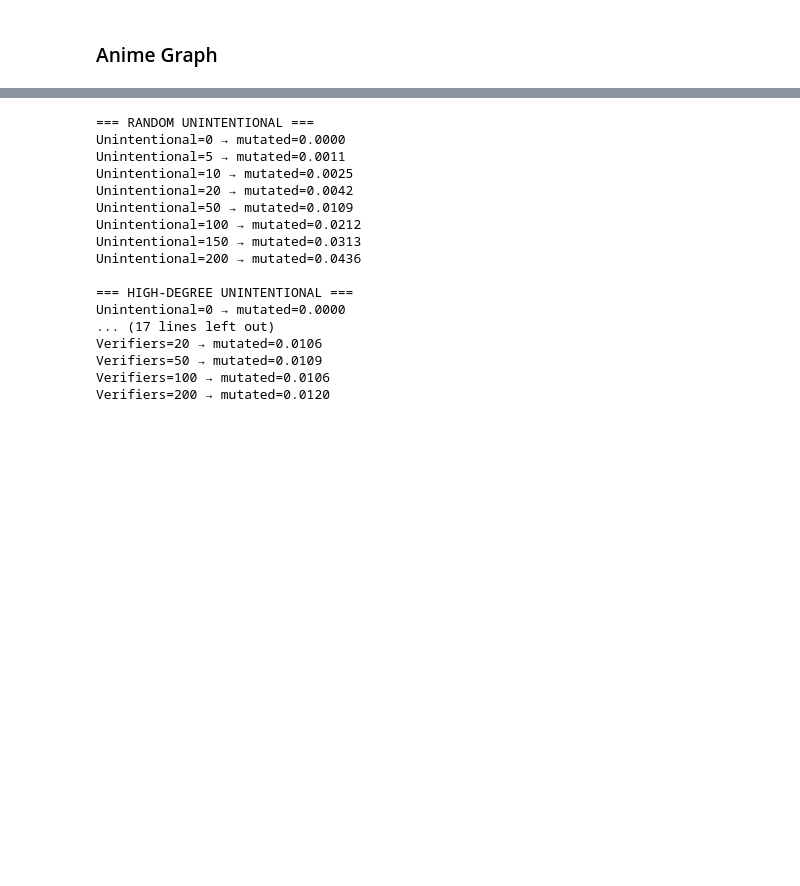
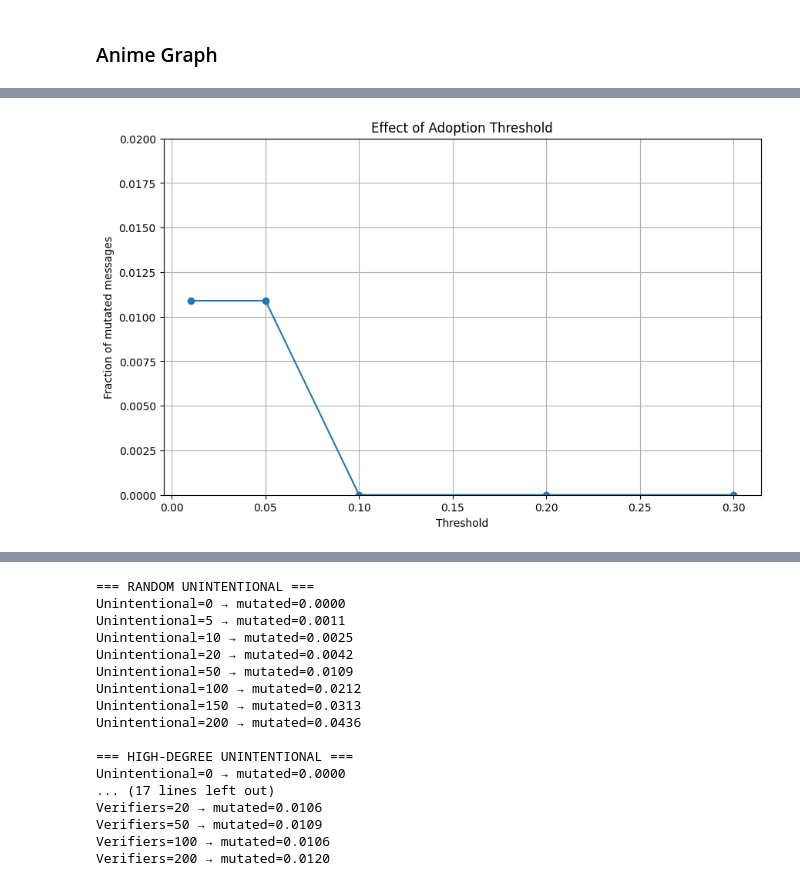
Before and after one commit to CamillaMagistrello/NETWORK_ANALYSIS, a Jupyter notebook: ASSIGNMENTS/src/assignment3.ipynb, the cells around one changed output, grey strips where cells are left out. Cells and saved outputs as stored; diff of their text form; code cells hidden in the pictures; blank space fills up the shorter version.

```diff
--- a/ASSIGNMENTS/src/assignment3.ipynb
+++ b/ASSIGNMENTS/src/assignment3.ipynb
@@ -234,0 +236,11 @@ plt.show()
+# %%
+plt.figure(figsize=(10, 6))
+plt.plot(thresholds, mutated_threshold, marker='o')
+plt.xlabel("Threshold")
+plt.ylabel("Fraction of mutated messages")
+plt.title("Effect of Adoption Threshold")
+plt.grid(True)
+plt.ylim(0, 0.02)
+plt.show()
+# %% [output]
+[figure, added]
```
Also changed, not shown: parts of 10 cells of this notebook, 10 other files.
